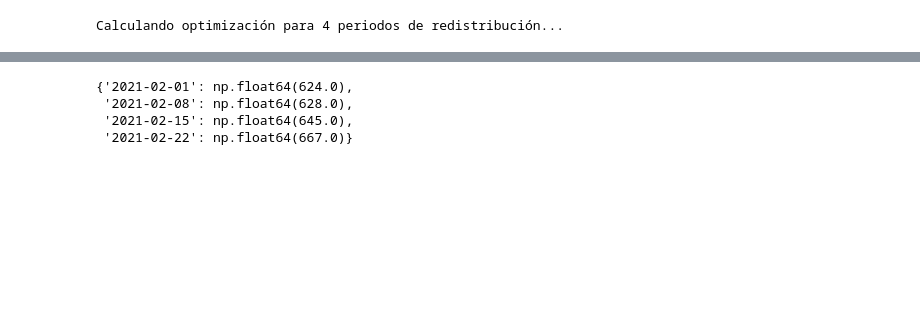
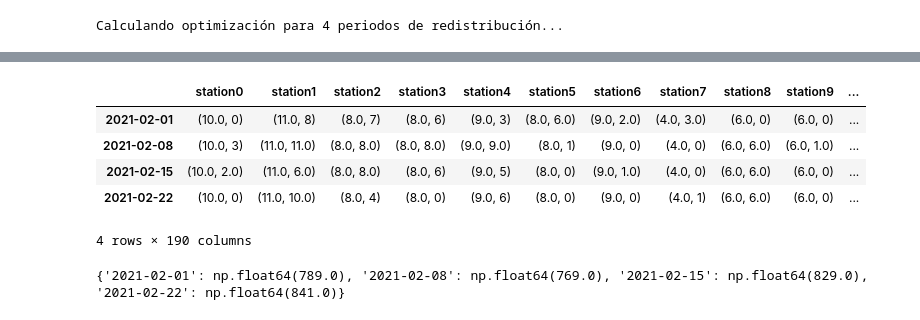
Before and after one commit to maariogutierrez/mobility-optimization, a Jupyter notebook: simulation.ipynb, the cells around one changed output, grey strips where cells are left out. Drawn from its saved outputs; the diff is of its cells as text; code cells hidden in the pictures; blank space fills up the shorter version.

```diff
--- a/simulation.ipynb
+++ b/simulation.ipynb
@@ -175,14 +341,20 @@ optimos_semanales
+# %%
+simulations_df.loc[optimos_semanales.keys()]
+# %% [output]
+|  | station0 | station1 | station2 | station3 | station4 | station5 | station6 | station7 | station8 | station9 | ... |
+| 2021-02-01 | (10.0, 0) | (11.0, 8) | (8.0, 7) | (8.0, 6) | (9.0, 3) | (8.0, 6.0) | (9.0, 2.0) | (4.0, 3.0) | (6.0, 0) | (6.0, 0) | ... |
+| 2021-02-08 | (10.0, 3) | (11.0, 11.0) | (8.0, 8.0) | (8.0, 8.0) | (9.0, 9.0) | (8.0, 1) | (9.0, 0) | (4.0, 0) | (6.0, 6.0) | (6.0, 1.0) | ... |
+| 2021-02-15 | (10.0, 2.0) | (11.0, 6.0) | (8.0, 8.0) | (8.0, 6) | (9.0, 5) | (8.0, 0) | (9.0, 1.0) | (4.0, 0) | (6.0, 6.0) | (6.0, 0) | ... |
+| 2021-02-22 | (10.0, 0) | (11.0, 10.0) | (8.0, 4) | (8.0, 0) | (9.0, 6) | (8.0, 0) | (9.0, 0) | (4.0, 1) | (6.0, 6.0) | (6.0, 0) | ... |
+4 rows × 190 columns
 # %%
 count = {}
 for semana in optimos_semanales.keys():
-  if semana not in count.keys():
-    count[semana] = 0
-  for estacion in optimos_semanales[semana]:
-      count[semana] += optimos_semanales[semana][estacion][1]
-
-count
+  for keys in optimos_semanales[semana].keys():
+    if semana not in count:
+      count[semana] = optimos_semanales[semana][keys][1]
+    else:
+      count[semana] += optimos_semanales[semana][keys][1]
+print(count)
 # %% [output]
-{'2021-02-01': np.float64(624.0),
- '2021-02-08': np.float64(628.0),
- '2021-02-15': np.float64(645.0),
- '2021-02-22': np.float64(667.0)}
+{'2021-02-01': np.float64(789.0), '2021-02-08': np.float64(769.0), '2021-02-15': np.float64(829.0), '2021-02-22': np.float64(841.0)}
```
Also changed, not shown: parts of 9 cells of this notebook.
